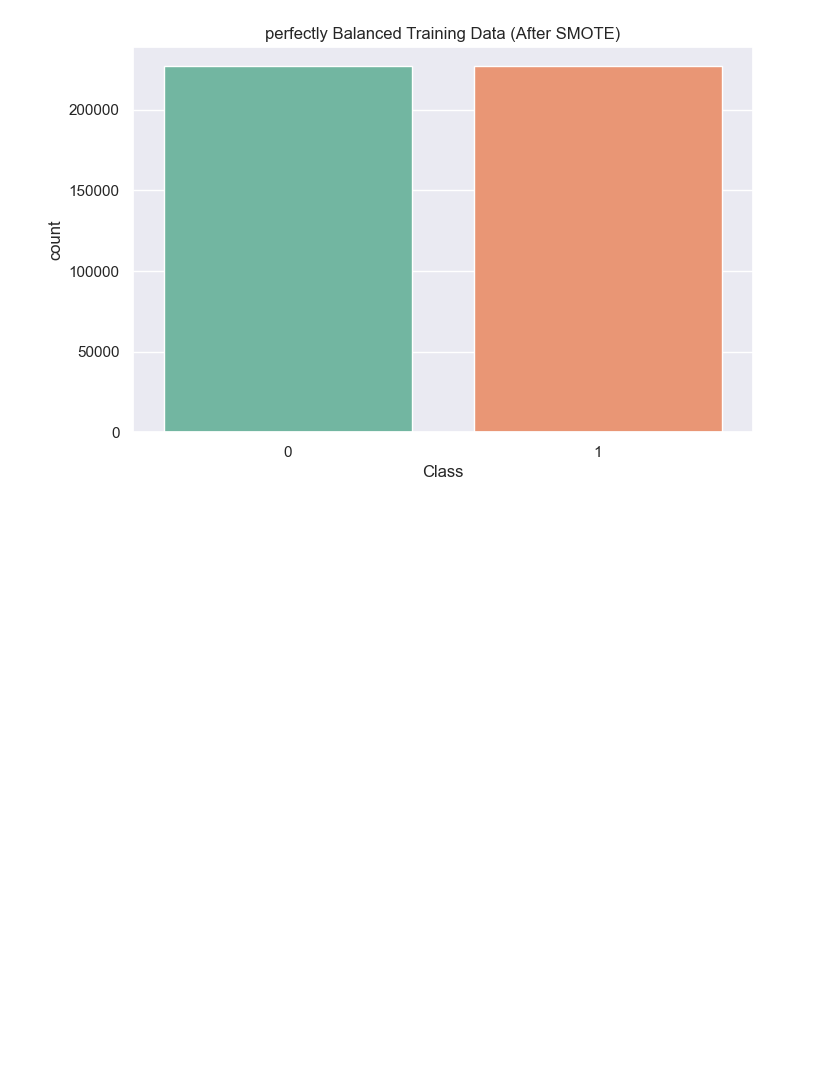
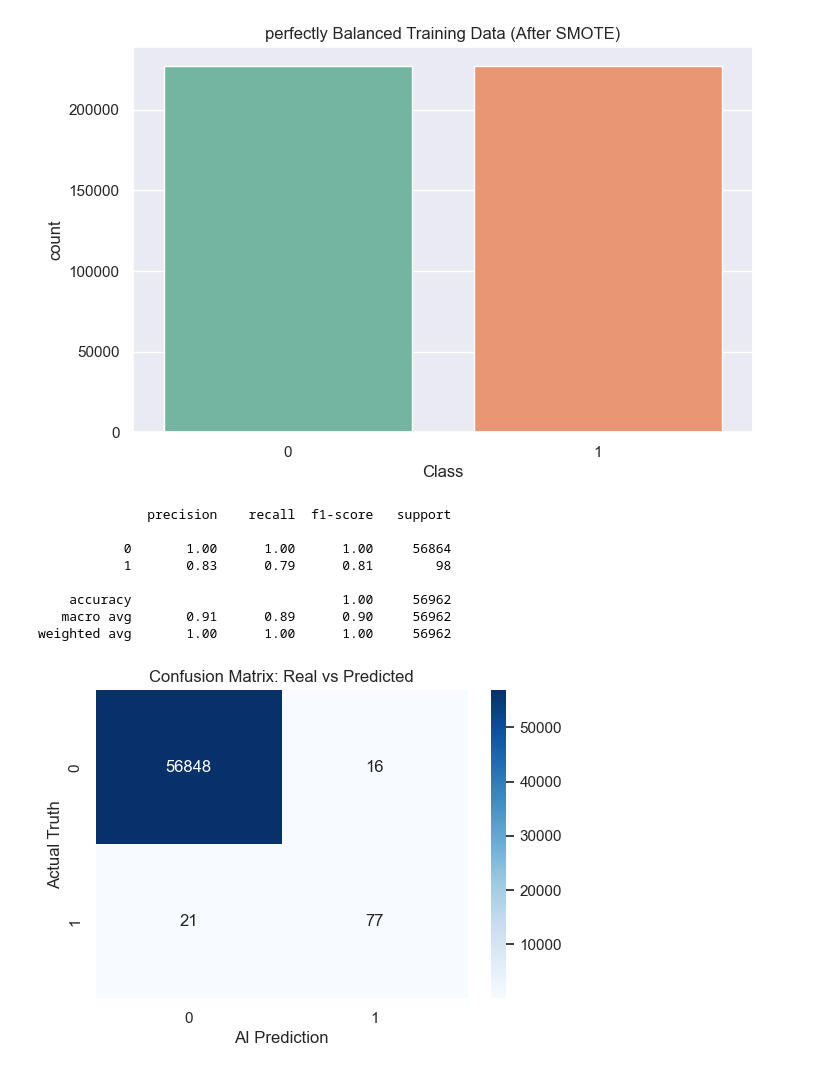
Before and after one commit to jay007i/credit-card-fraud-detection, a Jupyter notebook: notebooks/01_fraud_detection.ipynb, the cells around one changed output. Drawn from its saved outputs; the diff is of its cells as text; code cells hidden in the pictures; blank space fills up the shorter version.

```diff
--- a/notebooks/01_fraud_detection.ipynb
+++ b/notebooks/01_fraud_detection.ipynb
@@ -132,7 +132,7 @@ import seaborn as sns
 
 smote_algo = SMOTE(sampling_strategy='minority',random_state=42)
 
-x_test_smote , y_train_smote = smote_algo.fit_resample(x_train , y_train)
+x_train_smote , y_train_smote = smote_algo.fit_resample(x_train , y_train)
 
 print("Old Study Material (y_train) Row Count:")
 print(y_train.value_counts())
@@ -161,3 +161,34 @@ Passing `palette` without assigning `hue` is deprecated and will be removed in v
 
   sns.countplot(x=y_train_smote,palette='Set2')
 [figure]
+# %%
+from xgboost import XGBClassifier
+from sklearn.metrics import classification_report , confusion_matrix
+import matplotlib.pyplot as plt
+import seaborn as sns
+
+xgb_model = XGBClassifier(random_state=42, use_label_encoder= False , eval_metric='logloss')
+xgb_model.fit(x_train_smote,y_train_smote)
+
+y_pred = xgb_model.predict(x_test)
+
+print(classification_report(y_test,y_pred))
+
+cm = confusion_matrix(y_test,y_pred)
+
+plt.figure(figsize=(6,4))
+sns.heatmap(cm, annot=True, fmt='d',cmap='Blues')
+plt.title("Confusion Matrix: Real vs Predicted")
+plt.ylabel('Actual Truth')
+plt.xlabel('AI Prediction')
+plt.show()
+# %% [output]
+              precision    recall  f1-score   support
+
+           0       1.00      1.00      1.00     56864
+           1       0.83      0.79      0.81        98
+
+    accuracy                           1.00     56962
+   macro avg       0.91      0.89      0.90     56962
+weighted avg       1.00      1.00      1.00     56962
+[figure, added]
```
Also changed, not shown: 1 other file.
